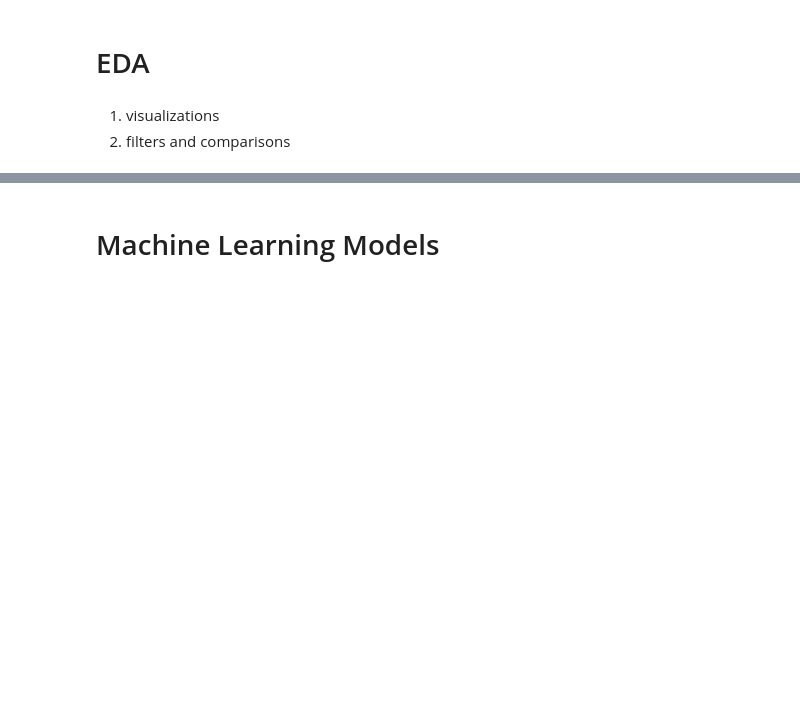
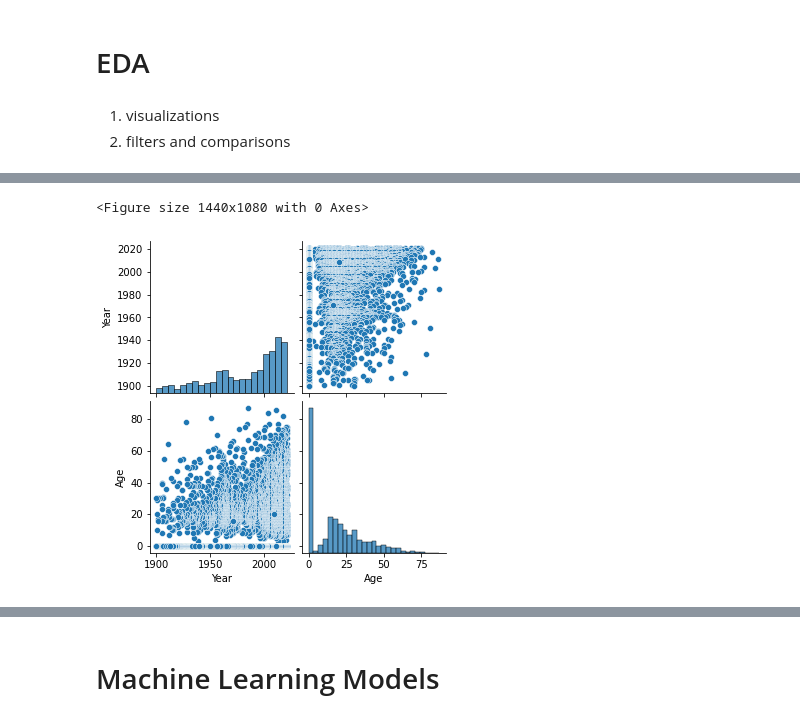
Before and after one commit to janaeam/Global-Shark-Attacks, a Jupyter notebook: Shark_Attack_Data.ipynb, the cells around one changed output, grey strips where cells are left out. Drawn from its saved outputs; the diff is of its cells as text; code cells hidden in the pictures; blank space fills up the shorter version.

```diff
--- a/Shark_Attack_Data.ipynb
+++ b/Shark_Attack_Data.ipynb
@@ -1463,0 +1482,6 @@ Name: Date, Length: 5801, dtype: datetime64[ns]
+# %%
+plt.figure(figsize=(20,15));
+sns.pairplot(dates[yr1900]);
+# %% [output]
+<Figure size 1440x1080 with 0 Axes>
+[figure, added]
```
Also changed, not shown: parts of 20 cells of this notebook.
